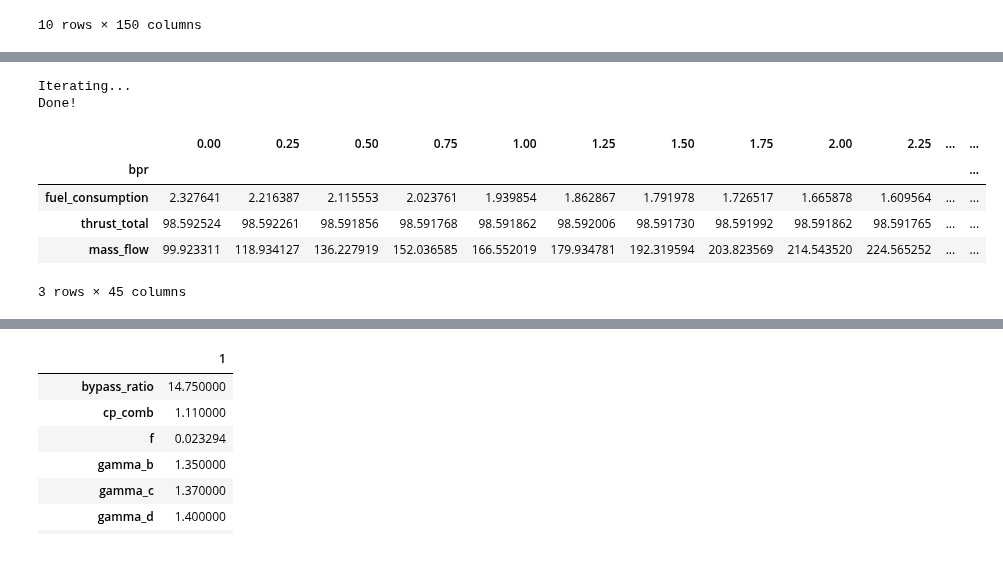
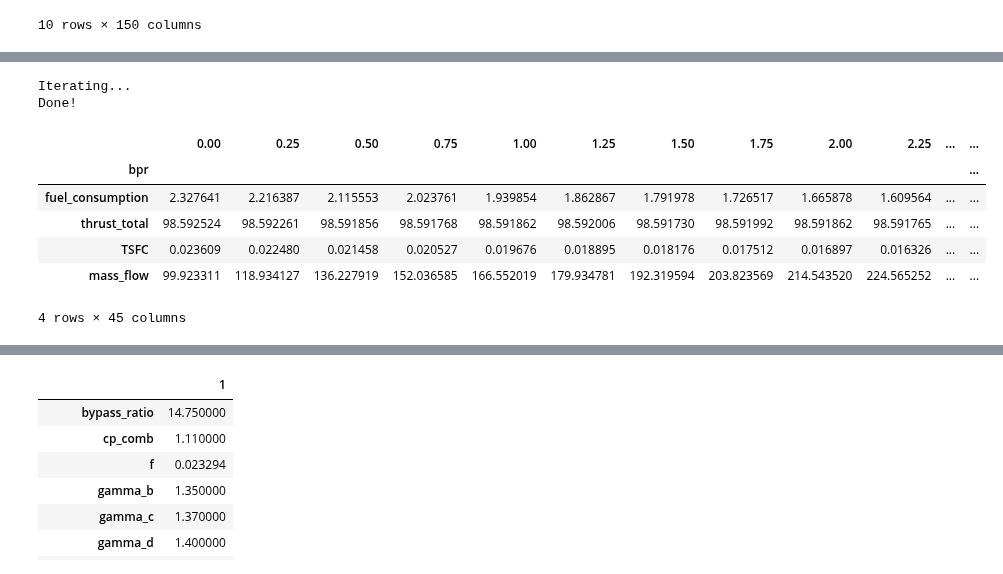
Before and after one commit to jonasdegrave/gas-turbine, a Jupyter notebook: questao_2.ipynb, the cells around one changed output, grey strips where cells are left out. Cells and saved outputs as stored; diff of their text form; code cells hidden in the pictures.

```diff
--- a/questao_2.ipynb
+++ b/questao_2.ipynb
@@ -134,5 +133,5 @@ Razão de passagem máxima: 10.84
 # %%
-# PART 2 ########################################################
+# 2a) PART 2 ###################################################################
 """
 1. vazão total de ar (total)
 2. consumo de combustível
@@ -154,38 +153,40 @@ turbojet_thrust = float(tubojet.sumarise_results().loc['thrust_total'])
 summarise_target_2 = [
     'fuel_consumption',
     'thrust_total',
+    'TSFC',
     'mass_flow'
 ]
 
 step=0.25
 print("Iterating...")
 for bpr in np.arange(0, bpr_limit+step, step):
     model_parameters["bypass_ratio"] = bpr
     inlet_mass_flow = 100 # [kg/s]
     tol = 1e-5
     diff = 1.0
     while abs(diff) > tol:
         model_parameters["mass_flow"] = inlet_mass_flow
         turbofan = mf.TurboFan(model_parameters)
 
         turbofan_thrust = float(turbofan.sumarise_results().loc['thrust_total'])
         diff = (turbofan_thrust - turbojet_thrust)/turbojet_thrust
         inlet_mass_flow = inlet_mass_flow - 100*diff # Update mass flow (increase if thrust is lower)
 
     results_2[bpr] = (
         turbofan.sumarise().
         append(turbofan.sumarise_results()).
         loc[summarise_target_2]
         )
 print("Done!")
 
 results_2
 # %% [output]
 Iterating...
 Done!
 |  | 0.00 | 0.25 | 0.50 | 0.75 | 1.00 | 1.25 | 1.50 | 1.75 | 2.00 | 2.25 | ... | ... |
 | bpr |  |  |  |  |  |  |  |  |  |  |  | ... |
 | fuel_consumption | 2.327641 | 2.216387 | 2.115553 | 2.023761 | 1.939854 | 1.862867 | 1.791978 | 1.726517 | 1.665878 | 1.609564 | ... | ... |
 | thrust_total | 98.592524 | 98.592261 | 98.591856 | 98.591768 | 98.591862 | 98.592006 | 98.591730 | 98.591992 | 98.591862 | 98.591765 | ... | ... |
+| TSFC | 0.023609 | 0.022480 | 0.021458 | 0.020527 | 0.019676 | 0.018895 | 0.018176 | 0.017512 | 0.016897 | 0.016326 | ... | ... |
 | mass_flow | 99.923311 | 118.934127 | 136.227919 | 152.036585 | 166.552019 | 179.934781 | 192.319594 | 203.823569 | 214.543520 | 224.565252 | ... | ... |
-3 rows × 45 columns
+4 rows × 45 columns
```
Also changed, not shown: parts of 6 cells of this notebook.
